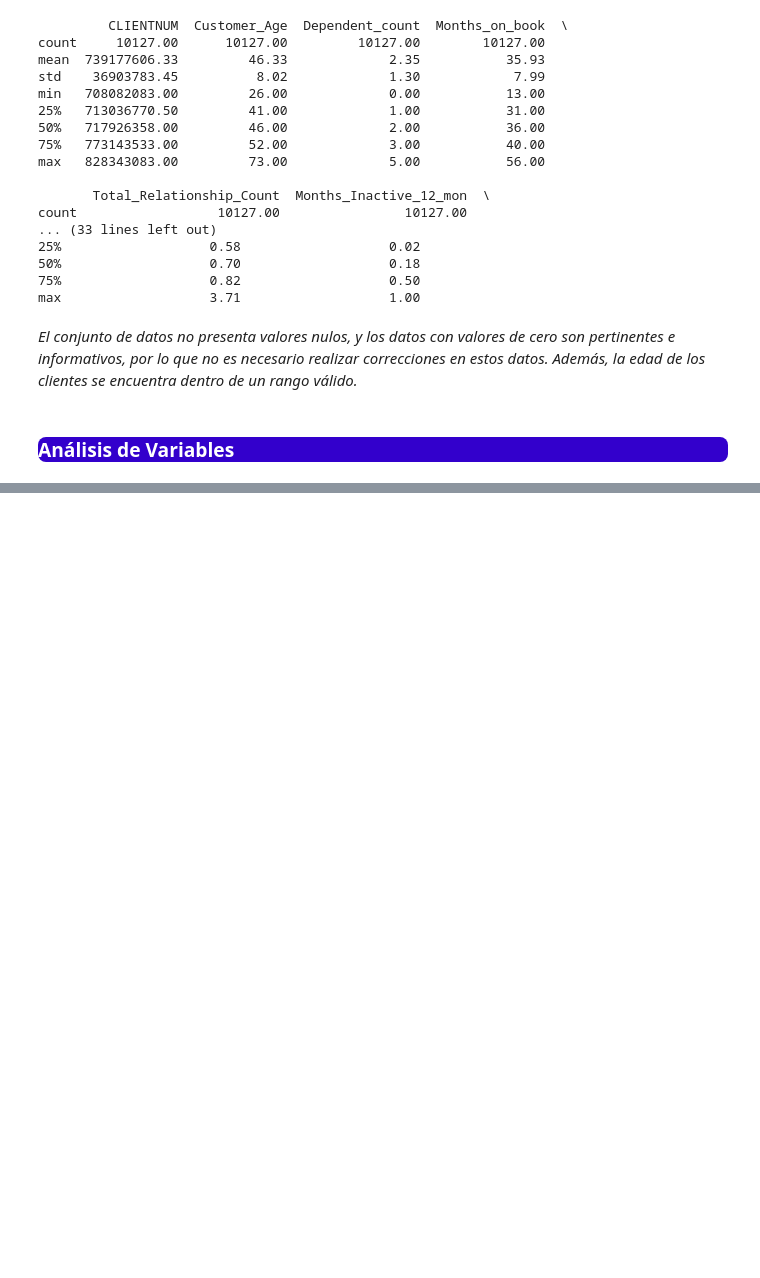
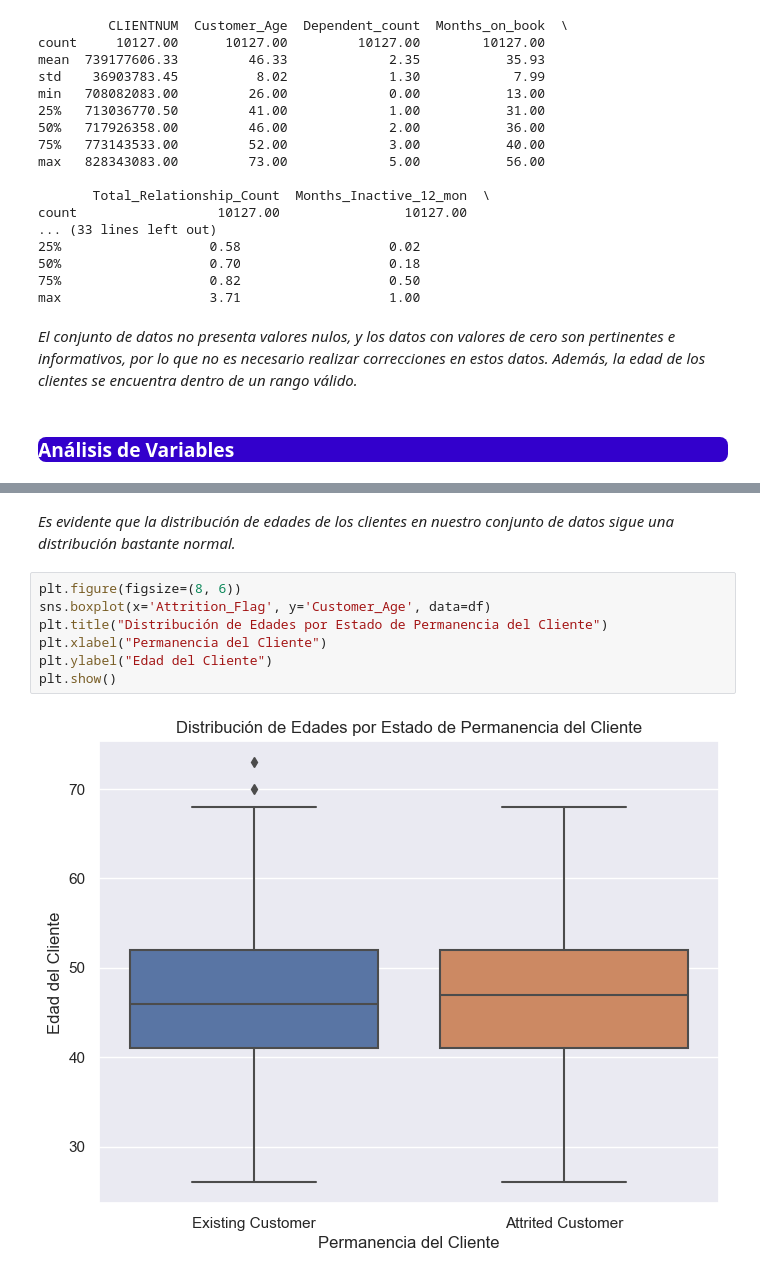
Before and after one commit to ApocalypseScrambler/datascience2, a Jupyter notebook: PrimeraEntrega - Reyes Luis - 46270.ipynb, the cells around one changed output, grey strips where cells are left out. Saved outputs shown, nothing was run; the diff lists cells and outputs as text; blank space fills up the shorter version.

```diff
--- a/PrimeraEntrega - Reyes Luis - 46270.ipynb
+++ b/PrimeraEntrega - Reyes Luis - 46270.ipynb
@@ -237,0 +268,11 @@ plt.show()
+# %% [markdown]
+*Es evidente que la distribución de edades de los clientes en nuestro conjunto de datos sigue una distribución bastante normal.*
+# %%
+plt.figure(figsize=(8, 6))
+sns.boxplot(x='Attrition_Flag', y='Customer_Age', data=df)
+plt.title("Distribución de Edades por Estado de Permanencia del Cliente")
+plt.xlabel("Permanencia del Cliente")
+plt.ylabel("Edad del Cliente")
+plt.show()
+# %% [output]
+[figure, added]
```
Also changed, not shown: parts of 10 cells of this notebook.
